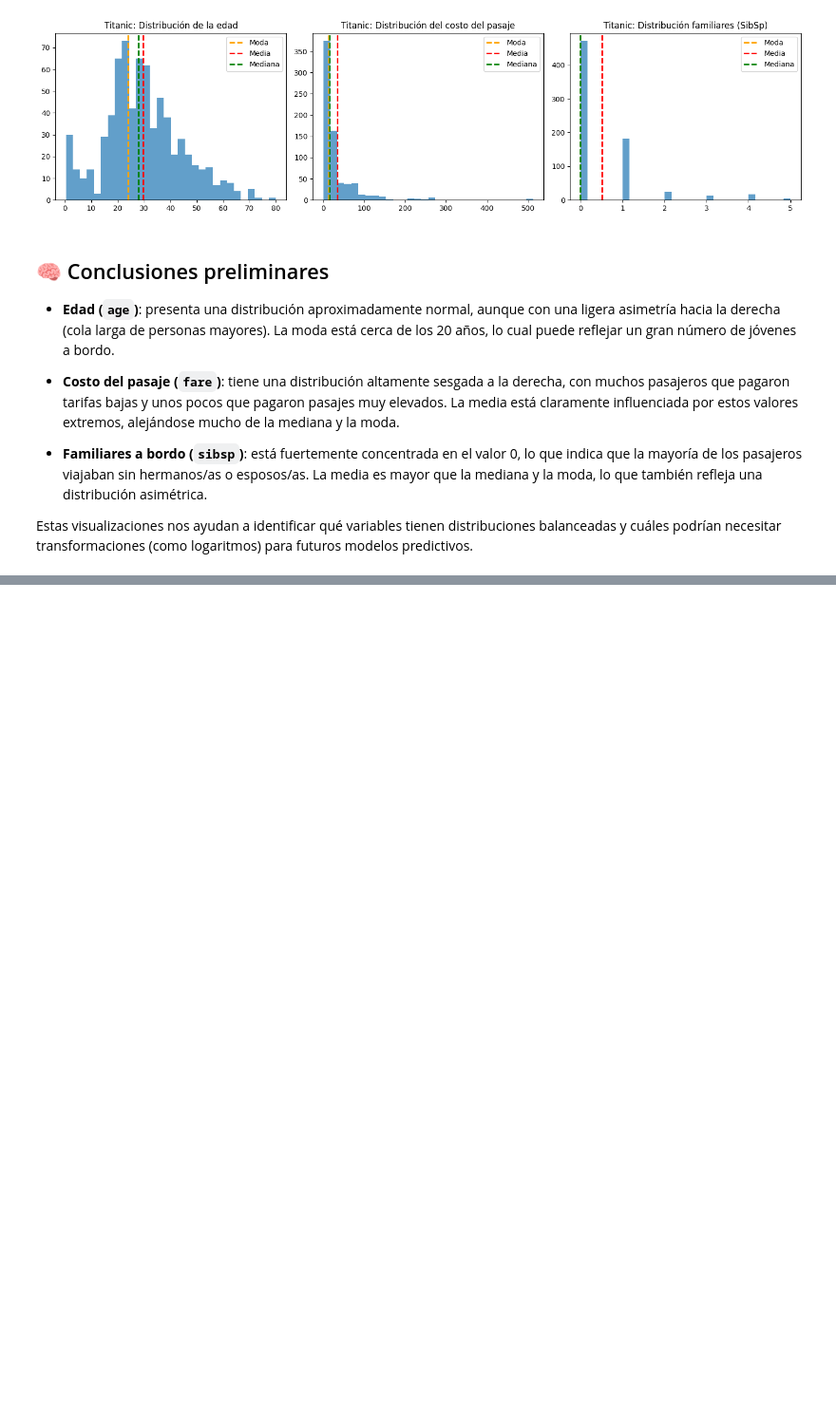
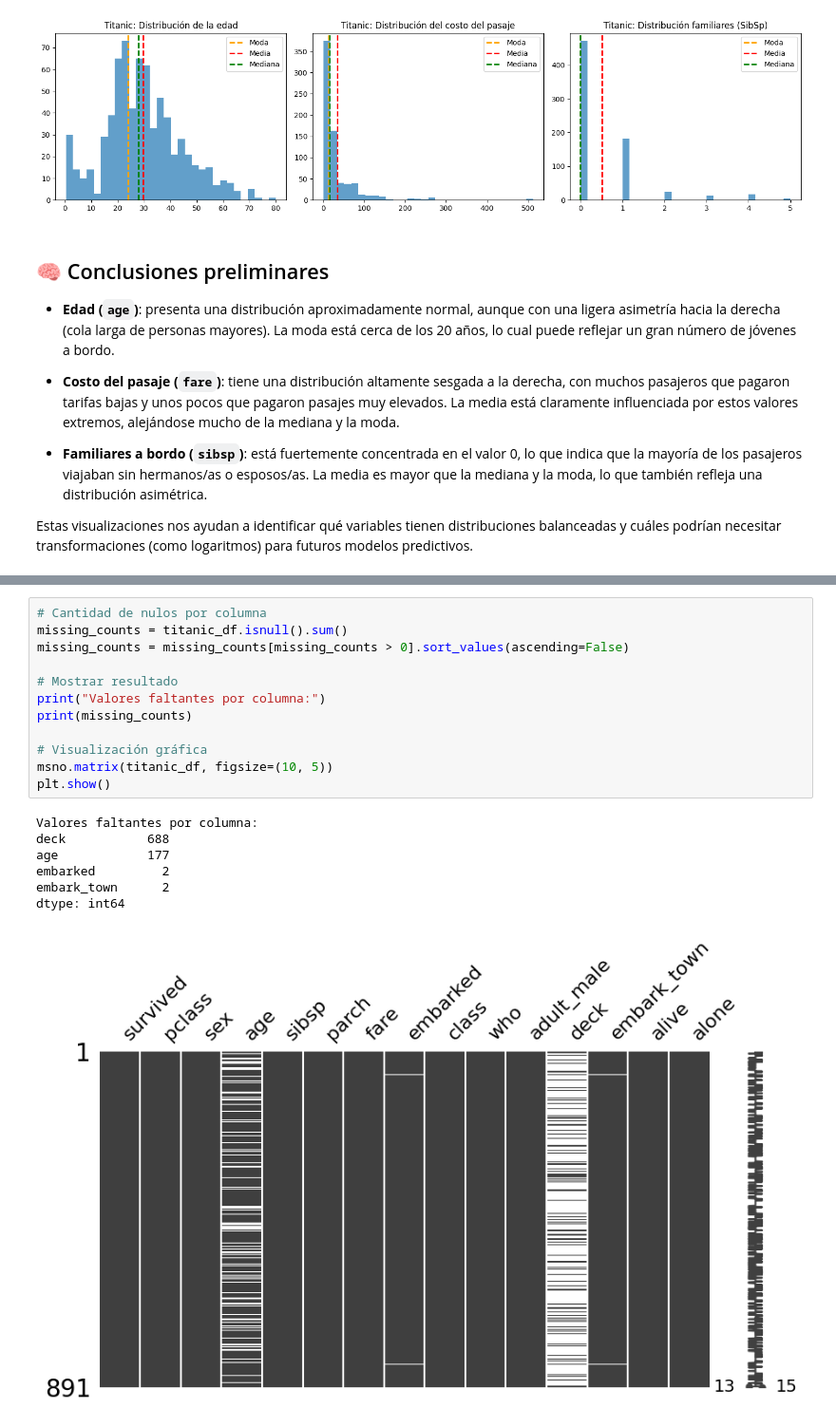
Before and after one commit to jFet1/Proyectos_personales, a Jupyter notebook: Proyecto 1 EDA de un Dataset Público/EDA_titanic.ipynb, the cells around one changed output, grey strips where cells are left out. Shown at 95% size. Saved outputs shown, nothing was run; the diff lists cells and outputs as text; blank space fills up the shorter version.

```diff
--- a/Proyecto 1 EDA de un Dataset Público/EDA_titanic.ipynb
+++ b/Proyecto 1 EDA de un Dataset Público/EDA_titanic.ipynb
@@ -89,0 +102,20 @@ Estas visualizaciones nos ayudan a identificar qué variables tienen distribucio
+# %%
+# Cantidad de nulos por columna
+missing_counts = titanic_df.isnull().sum()
+missing_counts = missing_counts[missing_counts > 0].sort_values(ascending=False)
+
+# Mostrar resultado
+print("Valores faltantes por columna:")
+print(missing_counts)
+
+# Visualización gráfica
+msno.matrix(titanic_df, figsize=(10, 5))
+plt.show()
+# %% [output]
+Valores faltantes por columna:
+deck           688
+age            177
+embarked         2
+embark_town      2
+dtype: int64
+[figure, added]
```
Also changed, not shown: parts of 9 cells of this notebook.
